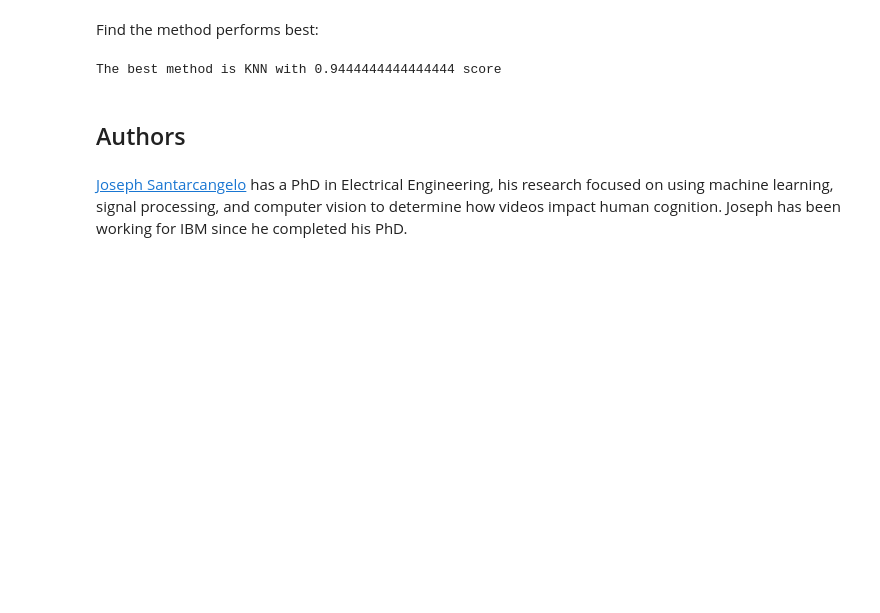
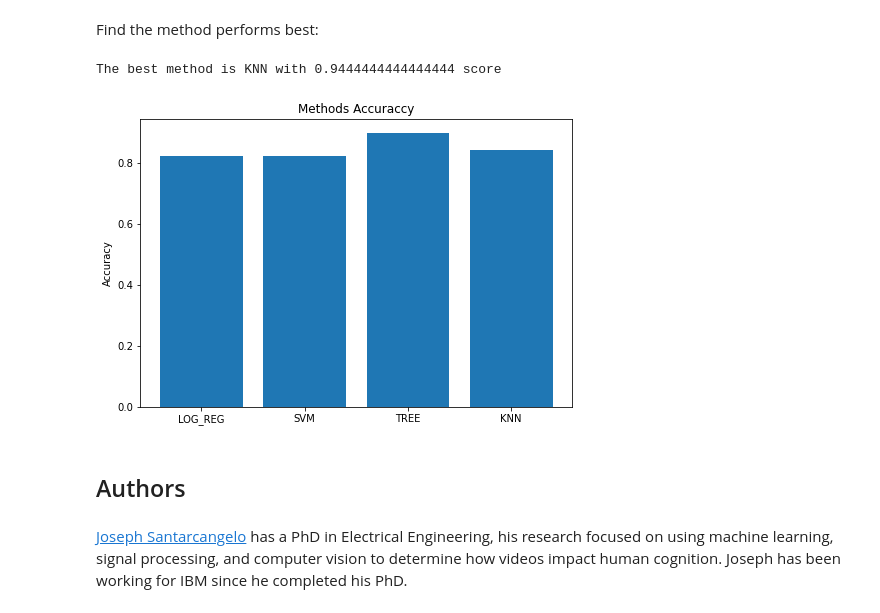
Before and after one commit to CamilaCalandriny/jubilant-system, a Jupyter notebook: Machine Learning Prediction.ipynb, the cells around one changed output. Drawn from its saved outputs; the diff is of its cells as text; code cells hidden in the pictures; blank space fills up the shorter version.

```diff
--- a/Machine Learning Prediction.ipynb
+++ b/Machine Learning Prediction.ipynb
@@ -357,6 +357,18 @@ name_method = values.get(best_method)
 print('The best method is', name_method, 'with', best_method, 'score')
 # %% [output]
 The best method is KNN with 0.9444444444444444 score
+# %%
+bar_accuracy = plt.figure()
+ax = bar_accuracy.add_axes([0,0,1,1])
+langs = ['LOG_REG', 'SVM', 'TREE', 'KNN']
+methods = [0.8222222222222222,0.8222222222222223,0.9,0.8444444444444444]
+ax.bar(langs,methods)
+ax.set_ylabel('Accuracy')
+ax.set_title('Methods Accuraccy')
+
+plt.show()
+# %% [output]
+[figure, added]
 # %% [markdown]
 ## Authors
 # %% [markdown]
```
Also changed, not shown: parts of 2 cells of this notebook.
